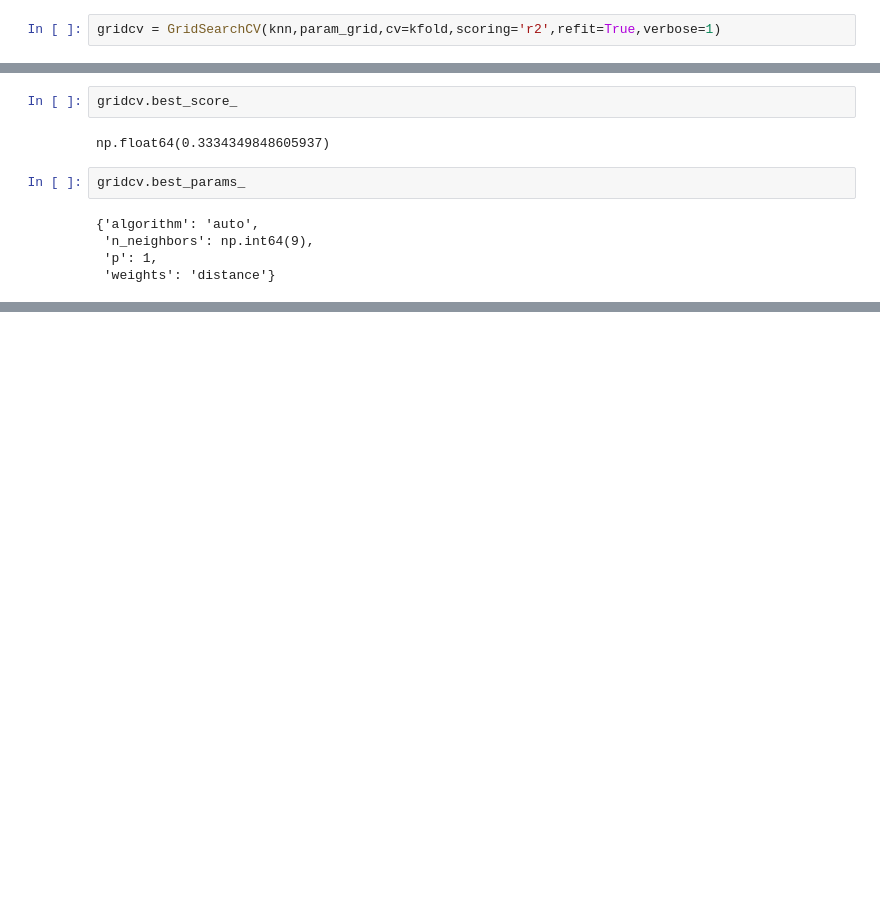
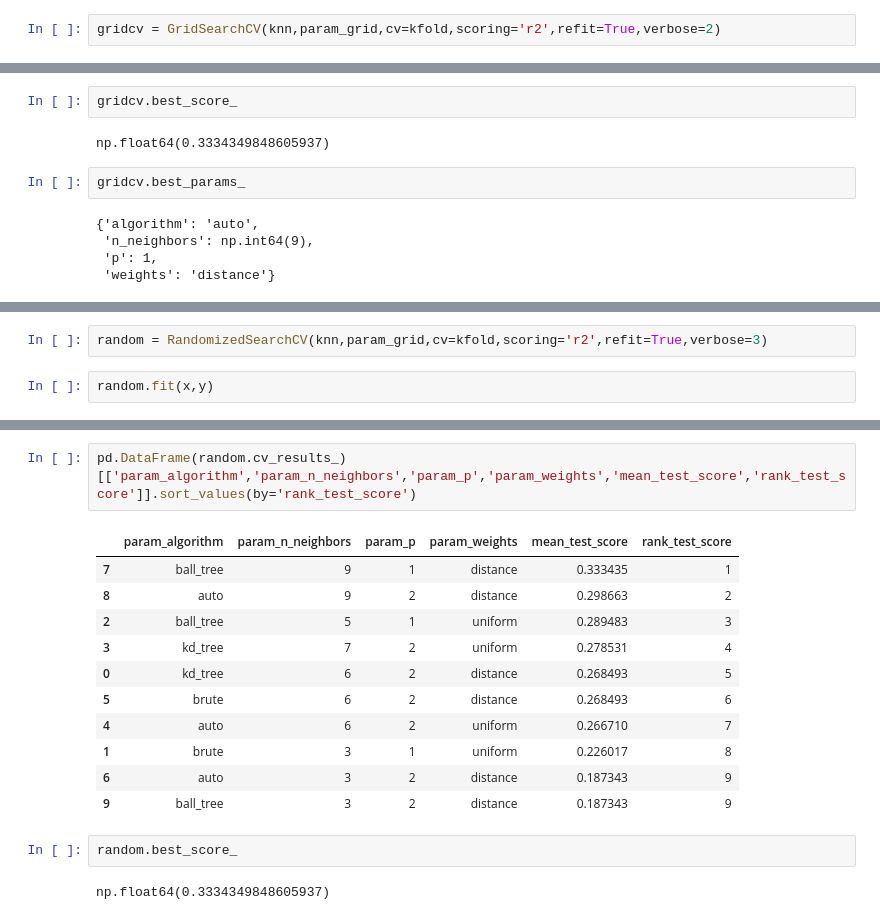
Before and after one commit to jaityagi63/ml-dl-lab, a Jupyter notebook: hyperparametertunning.ipynb, the cells around one changed output, grey strips where cells are left out. Cells and saved outputs as stored; diff of their text form; blank space fills up the shorter version.

Commit message:
hyperparameter tunning on housing data using GridSearchCv and RandomSearchCv

```diff
--- a/hyperparametertunning.ipynb
+++ b/hyperparametertunning.ipynb
@@ -68,7 +68,7 @@ param_grid = {
 
 # grid in the above will of 4d and number of possible conbination is 9*2*4*2 == 144 so the number of model train has to 144
 # %%
-gridcv = GridSearchCV(knn,param_grid,cv=kfold,scoring='r2',refit=True,verbose=1)
+gridcv = GridSearchCV(knn,param_grid,cv=kfold,scoring='r2',refit=True,verbose=2)
 # %%
 gridcv.fit(x,y)
 # %% [output]
@@ -113,0 +132,4 @@ gridcv.best_params_
+# %%
+random = RandomizedSearchCV(knn,param_grid,cv=kfold,scoring='r2',refit=True,verbose=3)
+# %%
+random.fit(x,y)
@@ -113,0 +162,18 @@ gridcv.best_params_
+# %%
+pd.DataFrame(random.cv_results_)[['param_algorithm','param_n_neighbors','param_p','param_weights','mean_test_score','rank_test_score']].sort_values(by='rank_test_score')
+# %% [output]
+|  | param_algorithm | param_n_neighbors | param_p | param_weights | mean_test_score | rank_test_score |
+| 7 | ball_tree | 9 | 1 | distance | 0.333435 | 1 |
+| 8 | auto | 9 | 2 | distance | 0.298663 | 2 |
+| 2 | ball_tree | 5 | 1 | uniform | 0.289483 | 3 |
+| 3 | kd_tree | 7 | 2 | uniform | 0.278531 | 4 |
+| 0 | kd_tree | 6 | 2 | distance | 0.268493 | 5 |
+| 5 | brute | 6 | 2 | distance | 0.268493 | 6 |
+| 4 | auto | 6 | 2 | uniform | 0.266710 | 7 |
+| 1 | brute | 3 | 1 | uniform | 0.226017 | 8 |
+| 6 | auto | 3 | 2 | distance | 0.187343 | 9 |
+| 9 | ball_tree | 3 | 2 | distance | 0.187343 | 9 |
+# %%
+random.best_score_
+# %% [output]
+np.float64(0.3334349848605937)
```
Also changed, not shown: parts of 6 cells of this notebook.
